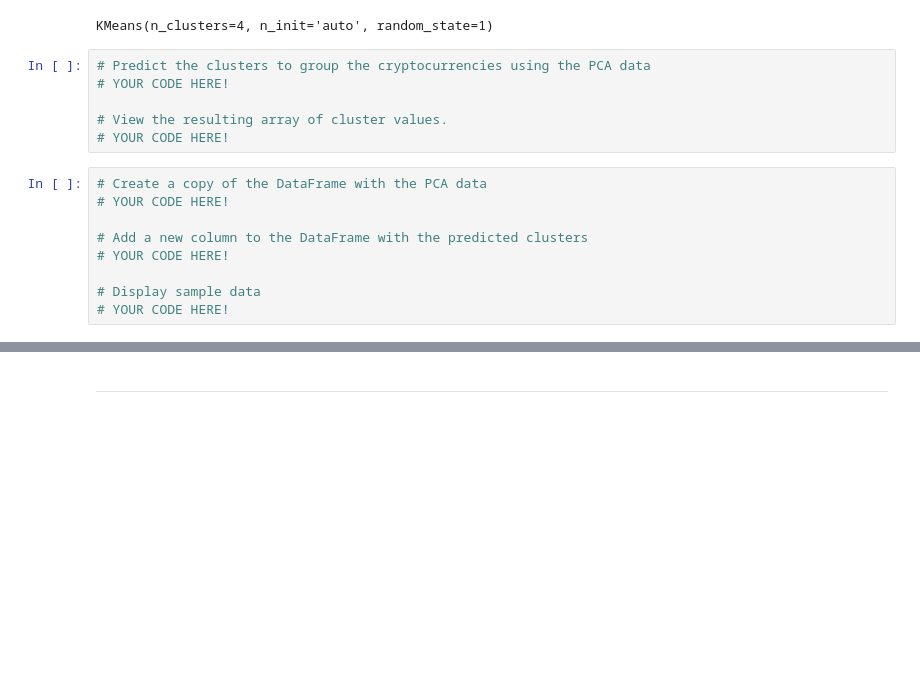
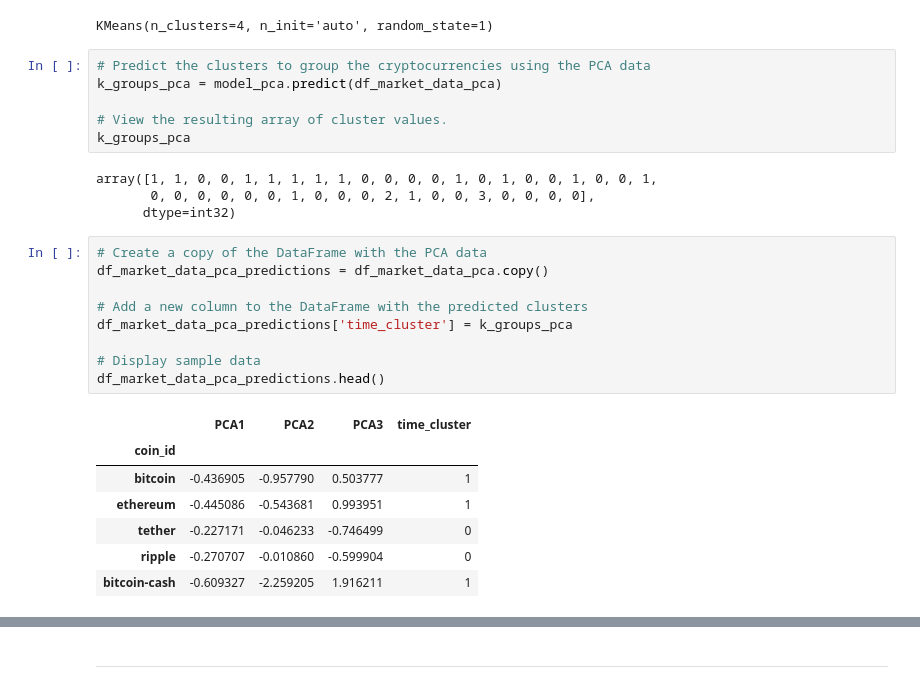
Before and after one commit to juil/cryptocluster, a Jupyter notebook: crypto_investments.ipynb, the cells around one changed output, grey strips where cells are left out. Saved outputs shown, nothing was run; the diff lists cells and outputs as text; blank space fills up the shorter version.

Commit message:
kmeans and plot PCA data

```diff
--- a/crypto_investments.ipynb
+++ b/crypto_investments.ipynb
@@ -425,19 +425,31 @@ model_pca.fit(df_market_data_pca)
 KMeans(n_clusters=4, n_init='auto', random_state=1)
 # %%
 # Predict the clusters to group the cryptocurrencies using the PCA data
-# YOUR CODE HERE!
+k_groups_pca = model_pca.predict(df_market_data_pca)
 
 # View the resulting array of cluster values.
-# YOUR CODE HERE!
+k_groups_pca
+# %% [output]
+array([1, 1, 0, 0, 1, 1, 1, 1, 1, 0, 0, 0, 0, 1, 0, 1, 0, 0, 1, 0, 0, 1,
+       0, 0, 0, 0, 0, 0, 1, 0, 0, 0, 2, 1, 0, 0, 3, 0, 0, 0, 0],
+      dtype=int32)
 # %%
 # Create a copy of the DataFrame with the PCA data
-# YOUR CODE HERE!
+df_market_data_pca_predictions = df_market_data_pca.copy()
 
 # Add a new column to the DataFrame with the predicted clusters
-# YOUR CODE HERE!
+df_market_data_pca_predictions['time_cluster'] = k_groups_pca
 
 # Display sample data
-# YOUR CODE HERE!
+df_market_data_pca_predictions.head()
+# %% [output]
+|  | PCA1 | PCA2 | PCA3 | time_cluster |
+| coin_id |  |  |  |  |
+| bitcoin | -0.436905 | -0.957790 | 0.503777 | 1 |
+| ethereum | -0.445086 | -0.543681 | 0.993951 | 1 |
+| tether | -0.227171 | -0.046233 | -0.746499 | 0 |
+| ripple | -0.270707 | -0.010860 | -0.599904 | 0 |
+| bitcoin-cash | -0.609327 | -2.259205 | 1.916211 | 1 |
 # %%
 # Create a scatter plot using hvPlot by setting
 # `x="PC1"` and `y="PC2"`.
```
Also changed, not shown: parts of 1 cell of this notebook.
